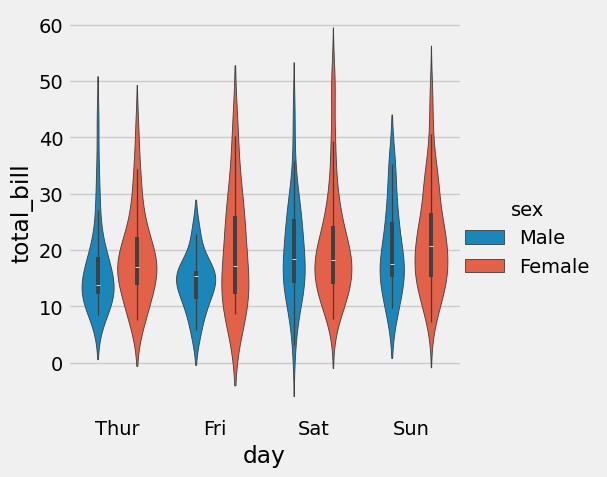
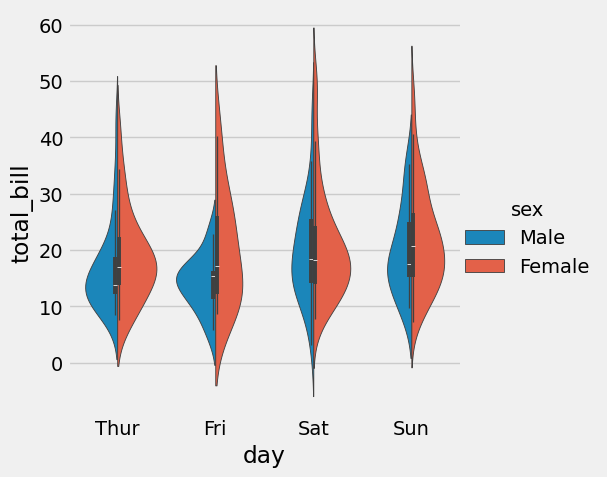
The change to this notebook cell's code, shown as a diff; its figure went from the first image to the second:
--- before
+++ after
@@ -1 +1 @@
-sns.catplot(x = 'day' , y = 'total_bill' , kind = 'violin', hue = 'sex' , data = data) 
+sns.catplot(x = 'day' , y = 'total_bill' , kind = 'violin', hue = 'sex' ,split = True , data = data) 

Commit: Update seaborn.ipynb